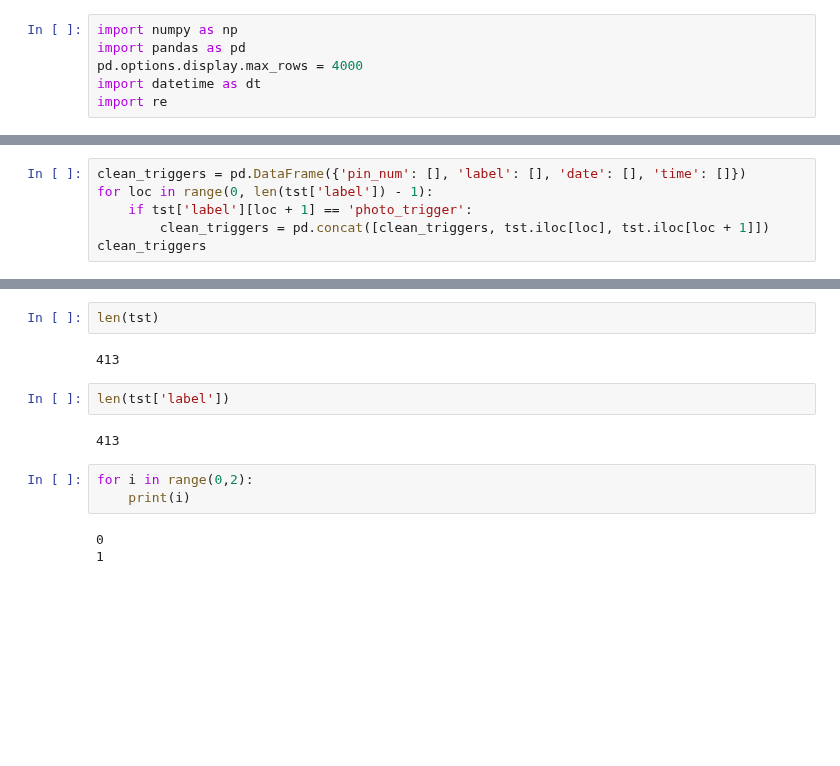
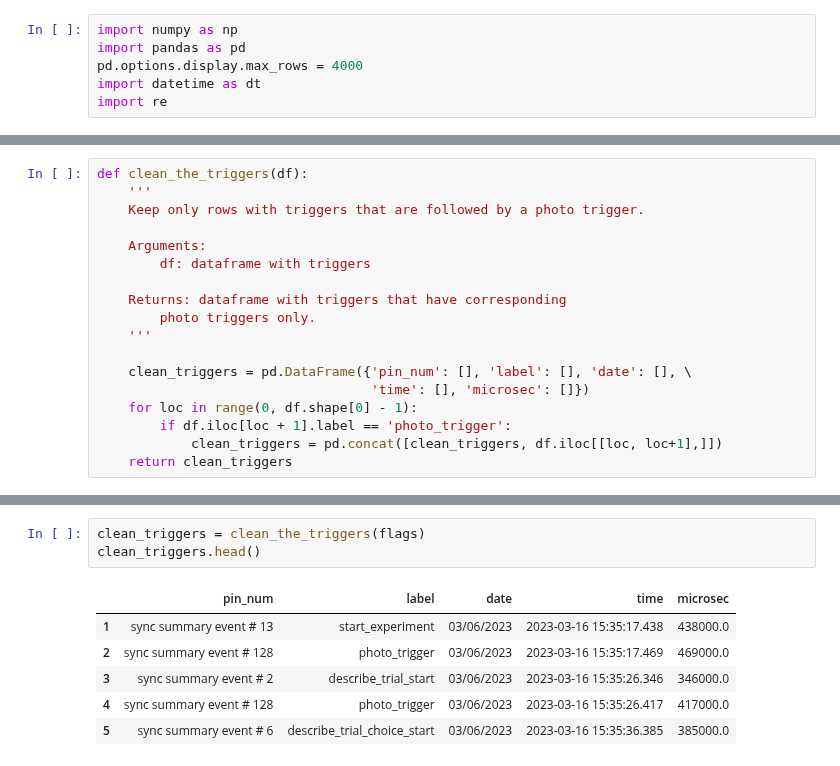
Before and after one commit to anitarestrepo16/parport_triggers, a Jupyter notebook: timing_test.ipynb, the cells around one changed output, grey strips where cells are left out. Drawn from its saved outputs; the diff is of its cells as text; blank space fills up the shorter version.

```diff
--- a/timing_test.ipynb
+++ b/timing_test.ipynb
@@ -59,6 +55,18 @@ Name: 1, dtype: object
 # %%
-clean_triggers = pd.DataFrame({'pin_num': [], 'label': [], 'date': [], 'time': []})
-for loc in range(0, len(tst['label']) - 1):
-    if tst['label'][loc + 1] == 'photo_trigger':
-        clean_triggers = pd.concat([clean_triggers, tst.iloc[loc], tst.iloc[loc + 1]])
-clean_triggers
+def clean_the_triggers(df):
+    '''
+    Keep only rows with triggers that are followed by a photo trigger.
+
+    Arguments:
+        df: dataframe with triggers
+
+    Returns: dataframe with triggers that have corresponding
+        photo triggers only.
+    '''
+
+    clean_triggers = pd.DataFrame({'pin_num': [], 'label': [], 'date': [], \
+                                   'time': [], 'microsec': []})
+    for loc in range(0, df.shape[0] - 1):
+        if df.iloc[loc + 1].label == 'photo_trigger':
+            clean_triggers = pd.concat([clean_triggers, df.iloc[[loc, loc+1],]])
+    return clean_triggers
@@ -120,14 +73,10 @@ tst
-# %%
-len(tst)
-# %% [output]
-413
-# %%
-len(tst['label'])
-# %% [output]
-413
-# %%
-for i in range(0,2):
-    print(i)
-# %% [output]
-0
-1
+# %%
+clean_triggers = clean_the_triggers(flags)
+clean_triggers.head()
+# %% [output]
+|  | pin_num | label | date | time | microsec |
+| 1 | sync summary event # 13 | start_experiment | 03/06/2023 | 2023-03-16 15:35:17.438 | 438000.0 |
+| 2 | sync summary event # 128 | photo_trigger | 03/06/2023 | 2023-03-16 15:35:17.469 | 469000.0 |
+| 3 | sync summary event # 2 | describe_trial_start | 03/06/2023 | 2023-03-16 15:35:26.346 | 346000.0 |
+| 4 | sync summary event # 128 | photo_trigger | 03/06/2023 | 2023-03-16 15:35:26.417 | 417000.0 |
+| 5 | sync summary event # 6 | describe_trial_choice_start | 03/06/2023 | 2023-03-16 15:35:36.385 | 385000.0 |
```
Also changed, not shown: parts of 19 cells of this notebook.
